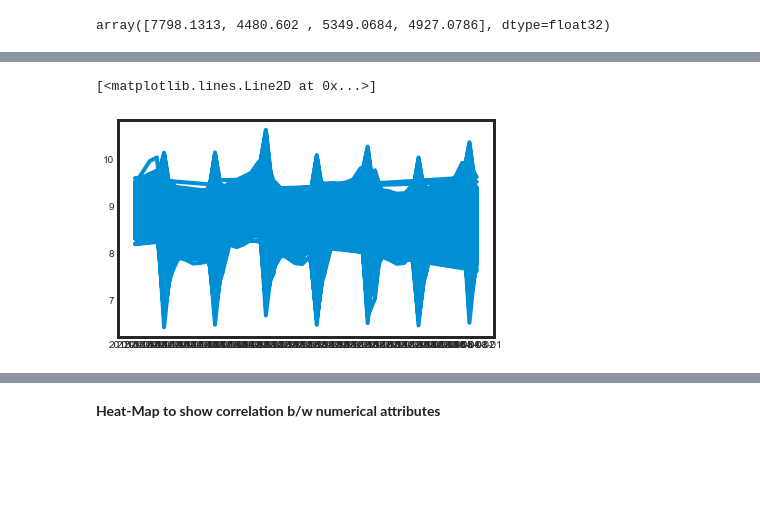
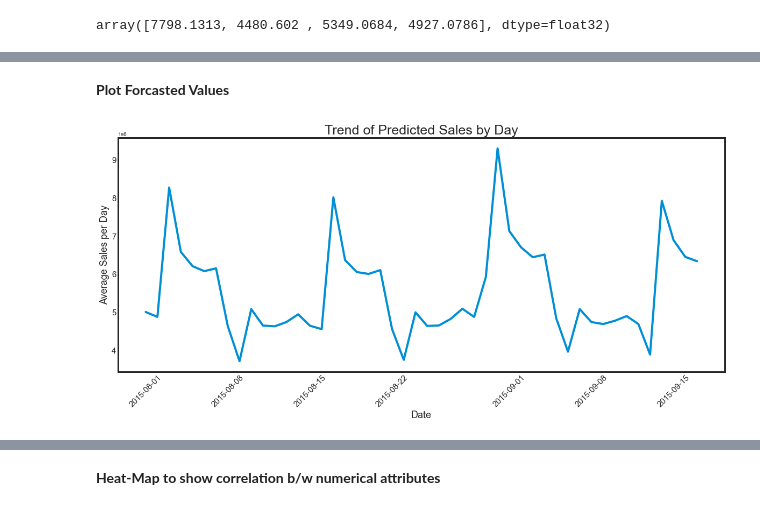
Before and after one commit to TeamFasilGhebb/salesPrediction, a Jupyter notebook: Model Building.ipynb, the cells around one changed output, grey strips where cells are left out. Saved outputs shown, nothing was run; the diff lists cells and outputs as text; code cells hidden in the pictures; blank space fills up the shorter version.

```diff
--- a/Model Building.ipynb
+++ b/Model Building.ipynb
@@ -531,5 +566,21 @@ Predictions = [10283.7705 15850.505  24640.162  20032.426   4312.735 ]
-# %%
-plt.plot(test['Date'], test_pred)
-# %% [output]
-[<matplotlib.lines.Line2D at 0x...>]
-[figure, removed]
+# %% [markdown]
+**Plot Forcasted Values**
+# %%
+def plot_trend(data, prediction):
+    data['prediction'] = pd.Series(prediction)
+    date_sales = pd.concat([data['prediction'], data['Date']], axis=1)
+    date_sales['Date'] = pd.to_datetime(date_sales['Date'])
+    date_sales = date_sales.set_index('Date')
+    fig, ax = plt.subplots(figsize=(18, 8))
+    month_plot = date_sales.resample('D').sum()
+    ax.plot(month_plot)
+    ax.set_title('Trend of Predicted Sales by Day', size=25)
+    plt.xticks(rotation=45, fontsize=15)
+    plt.yticks(fontsize=15)
+    plt.xlabel('Date', fontsize=18)
+    plt.ylabel('Average Sales per Day', fontsize=18)
+    plt.show()
+# %%
+plot_trend(test, pred)
+# %% [output]
+[figure, added]
```
Also changed, not shown: parts of 17 cells of this notebook.
